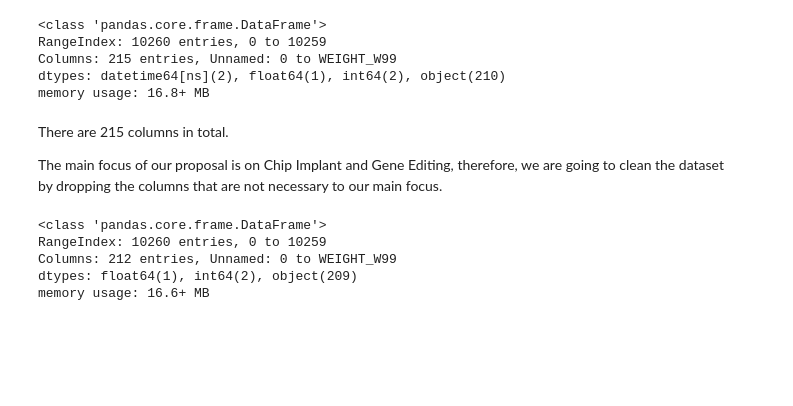
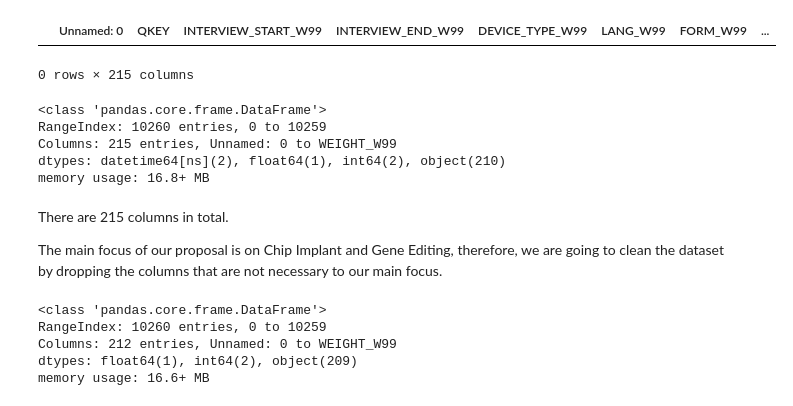
Before and after one commit to yuked123/schulich_datascience, a Jupyter notebook: Group project_Proposal_Data Cleaning.ipynb, the cells around one changed output. Drawn from its saved outputs; the diff is of its cells as text; code cells hidden in the pictures; blank space fills up the shorter version.

```diff
--- a/Group project_Proposal_Data Cleaning.ipynb
+++ b/Group project_Proposal_Data Cleaning.ipynb
@@ -4,7 +4,12 @@ import seaborn as sns
 import matplotlib.pyplot as plt
 import pandas as pd
 # %%
-df = pd.read_excel("C:/1. Yuke/Master 1st semester/MMAI5000_AI/AI-Human-PewData_new.xlsx")
+df = pd.read_excel("C:/1. Yuke/Master 1st semester/MMAI5000_AI/Group project AI Human/AI-Human-PewData_new.xlsx")
+# %%
+df[df['QKEY'].duplicated(keep=False)]
+# %% [output]
+|  | Unnamed: 0 | QKEY | INTERVIEW_START_W99 | INTERVIEW_END_W99 | DEVICE_TYPE_W99 | LANG_W99 | FORM_W99 | ... |
+0 rows × 215 columns
 # %%
 df.info()
 # %% [output]
```
